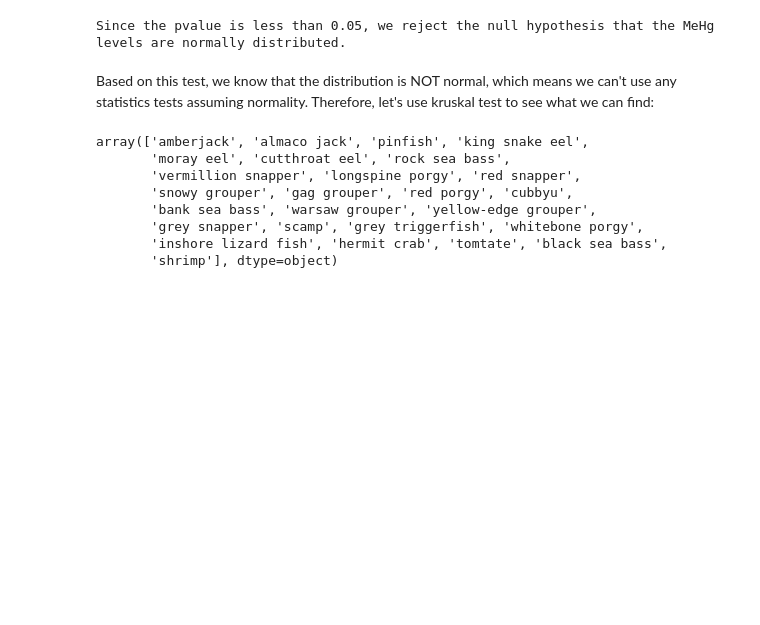
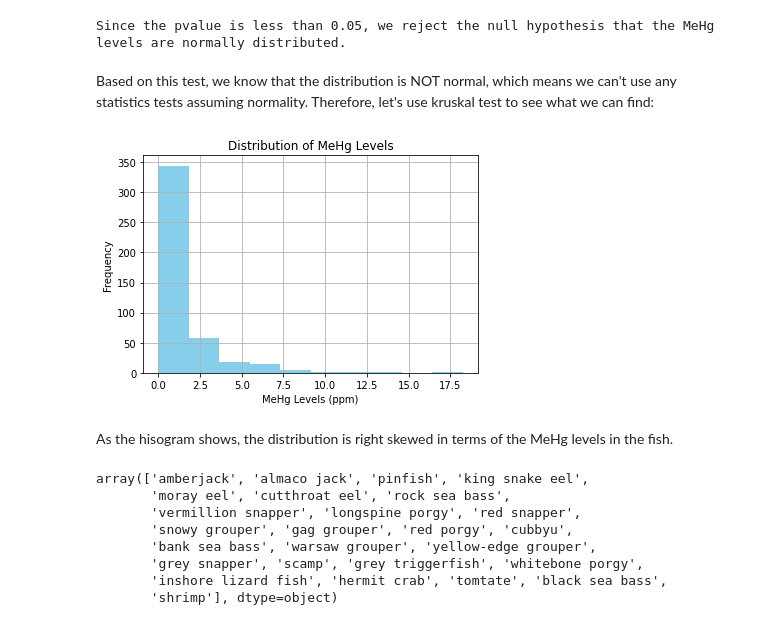
Before and after one commit to gbugieda/final-367-datascience, a Jupyter notebook: messy-ocean-oil-spills.ipynb, the cells around one changed output. Drawn from its saved outputs; the diff is of its cells as text; code cells hidden in the pictures; blank space fills up the shorter version.

```diff
--- a/messy-ocean-oil-spills.ipynb
+++ b/messy-ocean-oil-spills.ipynb
@@ -648,6 +659,18 @@ else:
 Since the pvalue is less than 0.05, we reject the null hypothesis that the MeHg levels are normally distributed.
 # %% [markdown]
 Based on this test, we know that the distribution is NOT normal, which means we can't use any statistics tests assuming normality.  Therefore, let's use kruskal test to see what we can find:
+# %%
+## CHECKING NORMALITY WITH HISTOGRAM
+
+mercury['MeHg'].hist(color = "skyblue")
+plt.title("Distribution of MeHg Levels")
+plt.xlabel("MeHg Levels (ppm)")
+plt.ylabel("Frequency")
+plt.show()
+# %% [output]
+[figure, added]
+# %% [markdown]
+As the hisogram shows, the distribution is right skewed in terms of the MeHg levels in the fish.
 # %%
 mercury['Species'].unique() # checking how many categories
 # %% [output]
```
Also changed, not shown: parts of 6 cells of this notebook, 1 other file.
